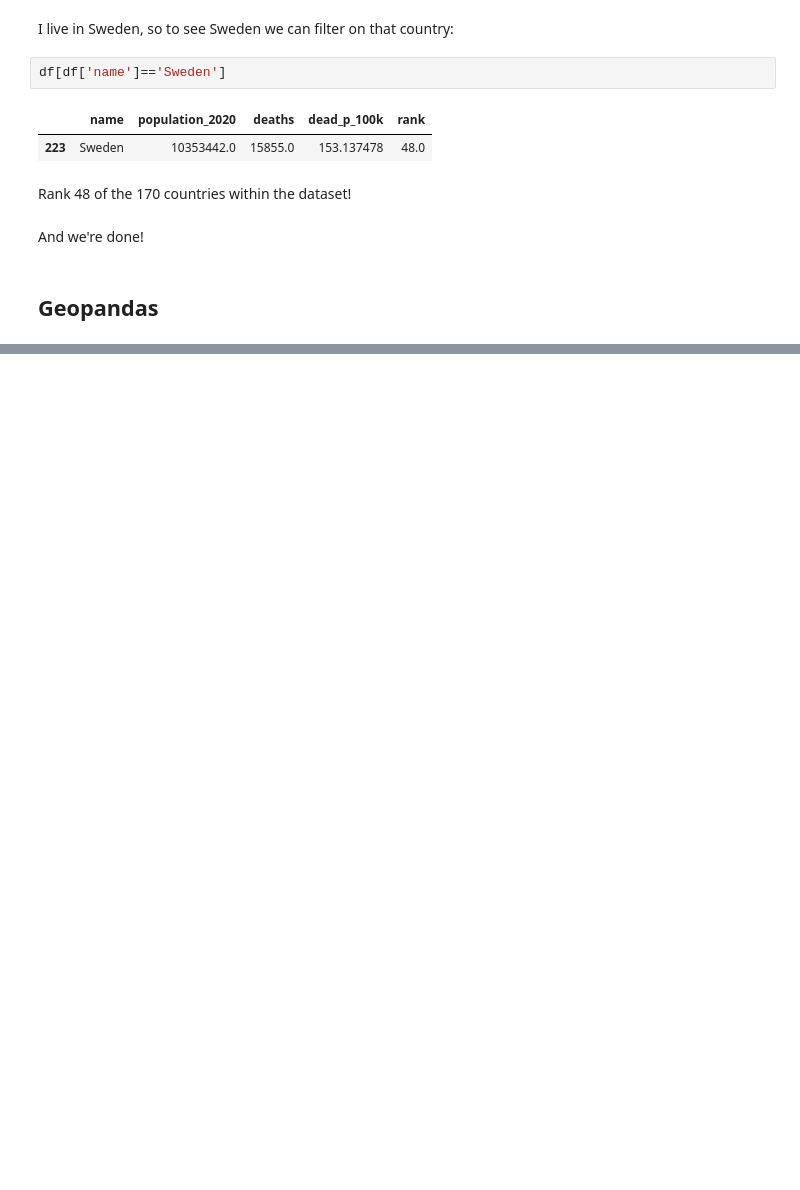
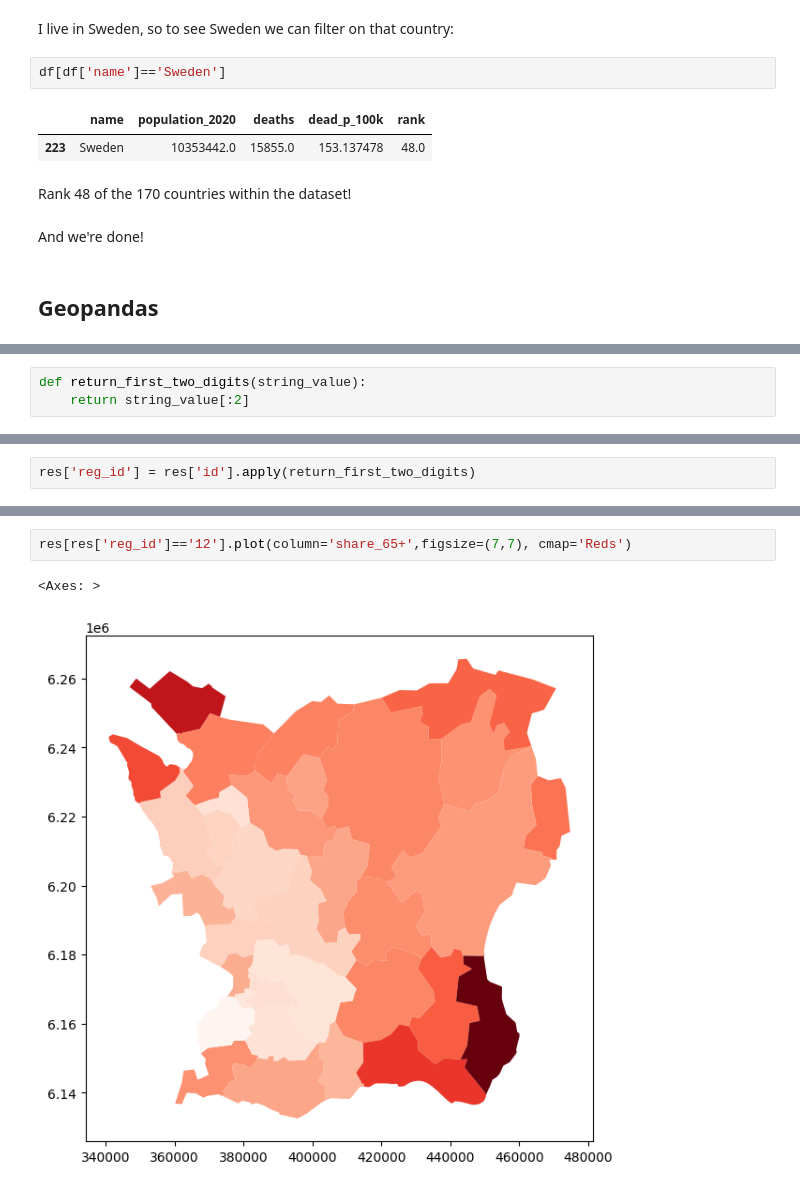
Before and after one commit to johan-ekman/learning_python, a Jupyter notebook: continuation_course/solutions.ipynb, the cells around one changed output, grey strips where cells are left out. Drawn from its saved outputs; the diff is of its cells as text; blank space fills up the shorter version.

Commit message:
Added solution to the solution notebook for the first exercise in chapter 7.

```diff
--- a/continuation_course/solutions.ipynb
+++ b/continuation_course/solutions.ipynb
@@ -1733,0 +1983,3 @@ And we're done!
+# %%
+def return_first_two_digits(string_value):
+    return string_value[:2]
@@ -1733,0 +2005,2 @@ And we're done!
+# %%
+res['reg_id'] = res['id'].apply(return_first_two_digits)
@@ -1733,0 +2018,5 @@ And we're done!
+# %%
+res[res['reg_id']=='12'].plot(column='share_65+',figsize=(7,7), cmap='Reds')
+# %% [output]
+<Axes: >
+[figure, added]
```
Also changed, not shown: parts of 70 cells of this notebook, 1 other file.
